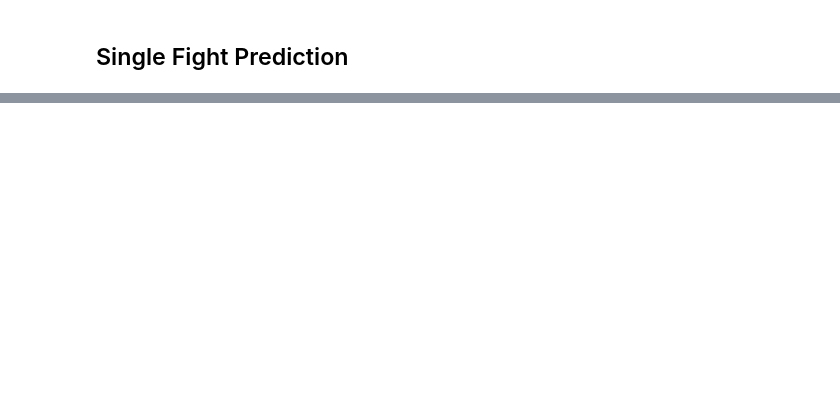
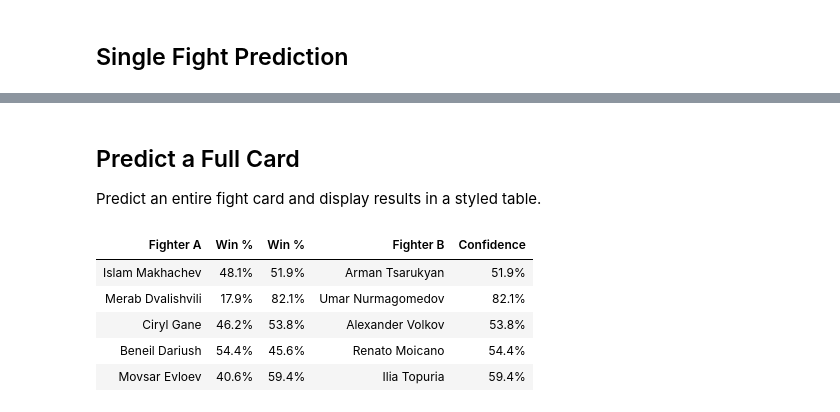
Before and after one commit to j-mckiern/ufc-fight-analytics, a Jupyter notebook: notebooks/predict.ipynb, the cells around one changed output, grey strips where cells are left out. Saved outputs shown, nothing was run; the diff lists cells and outputs as text; code cells hidden in the pictures; blank space fills up the shorter version.

```diff
--- a/notebooks/predict.ipynb
+++ b/notebooks/predict.ipynb
@@ -229,0 +235,51 @@ display(widgets.VBox([
+# %% [markdown]
+## Predict a Full Card
+
+Predict an entire fight card and display results in a styled table.
+# %%
+card = [
+    ("Islam Makhachev", "Arman Tsarukyan"),
+    ("Merab Dvalishvili", "Umar Nurmagomedov"),
+    ("Ciryl Gane", "Alexander Volkov"),
+    ("Beneil Dariush", "Renato Moicano"),
+    ("Movsar Evloev", "Ilia Topuria"),
+]
+
+rows_html = ""
+for a_name, b_name in card:
+    result = predict_matchup(a_name, b_name)
+    pct_a = result["prob_a"] * 100
+    pct_b = result["prob_b"] * 100
+    winner_style_a = "font-weight:bold; color:#4CAF50;" if result["prob_a"] > 0.5 else ""
+    winner_style_b = "font-weight:bold; color:#4CAF50;" if result["prob_b"] > 0.5 else ""
+    rows_html += f"""
+    <tr>
+        <td style="padding:8px; {winner_style_a}">{result["fighter_a"]}</td>
+        <td style="padding:8px; text-align:center;">{pct_a:.1f}%</td>
+        <td style="padding:8px; text-align:center;">{pct_b:.1f}%</td>
+        <td style="padding:8px; {winner_style_b}">{result["fighter_b"]}</td>
+        <td style="padding:8px; text-align:center;">{result["confidence"]:.1%}</td>
+    </tr>"""
+
+html = f"""
+<table style="font-family:monospace; border-collapse:collapse; margin:10px 0;">
+<thead>
+    <tr style="border-bottom:2px solid #333;">
+        <th style="padding:8px; text-align:left;">Fighter A</th>
+        <th style="padding:8px;">Win %</th>
+        <th style="padding:8px;">Win %</th>
+        <th style="padding:8px; text-align:left;">Fighter B</th>
+        <th style="padding:8px;">Confidence</th>
+    </tr>
+</thead>
+<tbody>{rows_html}</tbody>
+</table>
+"""
+display(HTML(html))
+# %% [output]
+| Fighter A | Win % | Win % | Fighter B | Confidence |
+| Islam Makhachev | 48.1% | 51.9% | Arman Tsarukyan | 51.9% |
+| Merab Dvalishvili | 17.9% | 82.1% | Umar Nurmagomedov | 82.1% |
+| Ciryl Gane | 46.2% | 53.8% | Alexander Volkov | 53.8% |
+| Beneil Dariush | 54.4% | 45.6% | Renato Moicano | 54.4% |
+| Movsar Evloev | 40.6% | 59.4% | Ilia Topuria | 59.4% |
```
Also changed, not shown: parts of 3 cells of this notebook, 15 other files.
